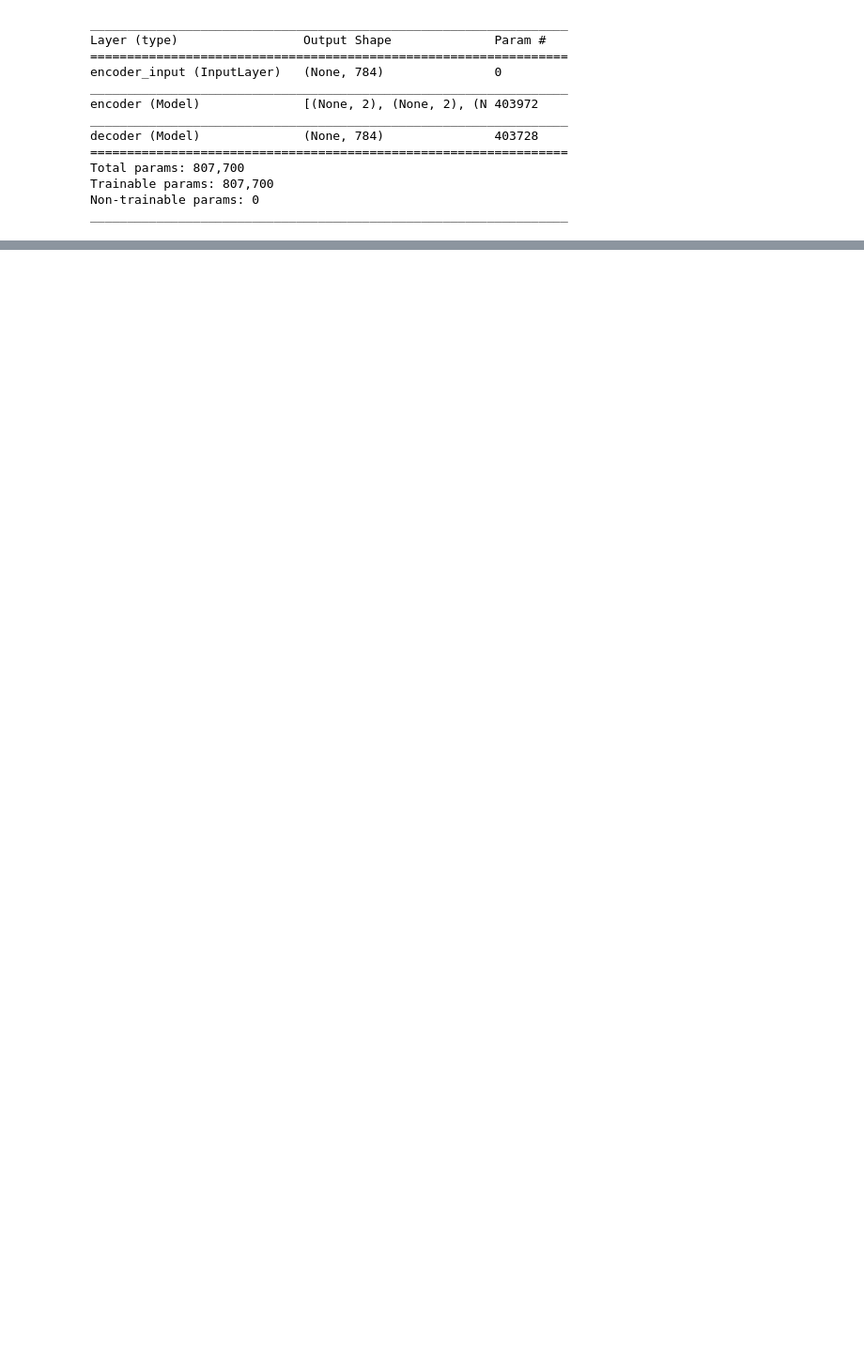
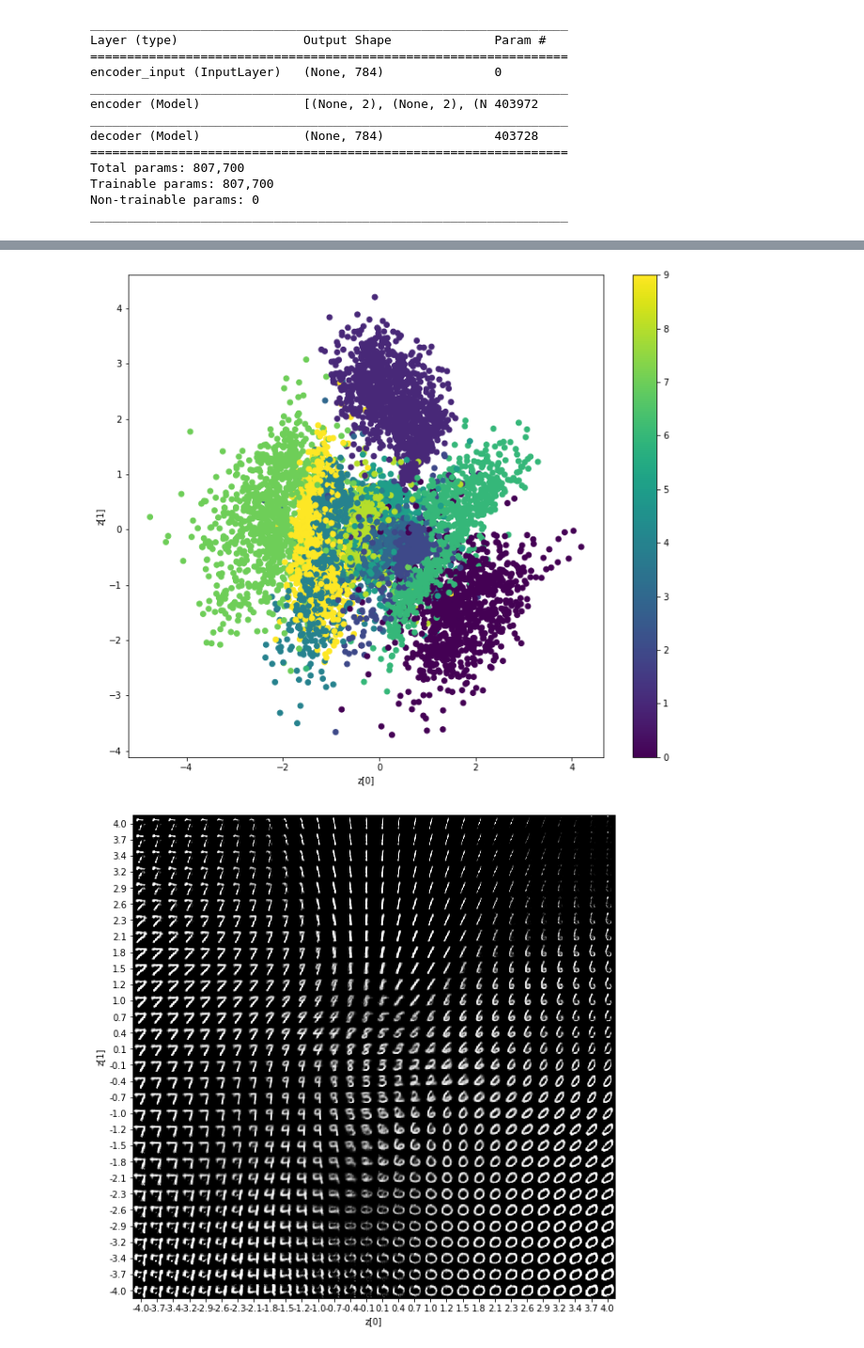
Before and after one commit to brunocalogero/LowPowerActionRecognition, a Jupyter notebook: autoencoder/VAE.ipynb, the cells around one changed output, grey strips where cells are left out. Shown: that part at 94% size. Drawn from its saved outputs; the diff is of its cells as text; code cells hidden in the pictures; blank space fills up the shorter version.

```diff
--- a/autoencoder/VAE.ipynb
+++ b/autoencoder/VAE.ipynb
@@ -23,7 +37,7 @@ x_test = np.reshape(x_test, [-1, original_dim])
 x_train = x_train.astype('float32') / 255
 x_test = x_test.astype('float32') / 255
 # %%
-epsilon_std=0.01
+epsilon_std=1
 
 # z = z_mean + sqrt(var)*eps
 #returns random value of z with the gives mean and variance
@@ -39,9 +53,9 @@ def sampling(args):
 #2D latent space in this case
 input_shape = (original_dim, )
 intermediate_dim = 512
-batch_size = 128
+batch_size = 100
 latent_dim = 2
-epochs = 50
+epochs = 100
 # %%
 # VAE model = encoder + decoder
 # build encoder model
@@ -140,0 +228,11 @@ InvalidArgumentError: Incompatible shapes: [128,784] vs. [96,784]
+# %%
+models = (encoder, decoder)
+data = (x_test, y_test)
+# %%
+plot_results(models,
+                 data,
+                 batch_size=batch_size,
+                 model_name="vae_mlp")
+# %% [output]
+[figure, added]
+[figure, added]
```
Also changed, not shown: parts of 10 cells of this notebook.
